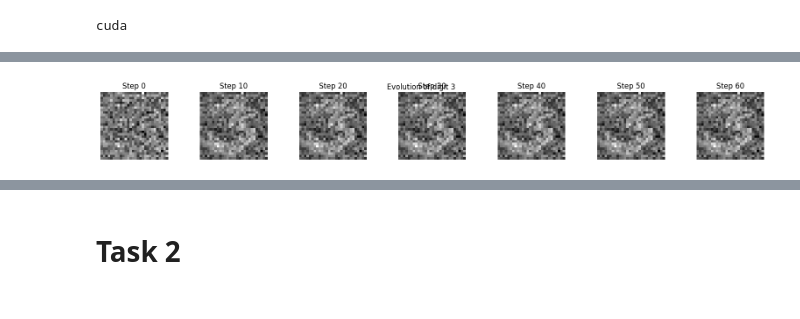
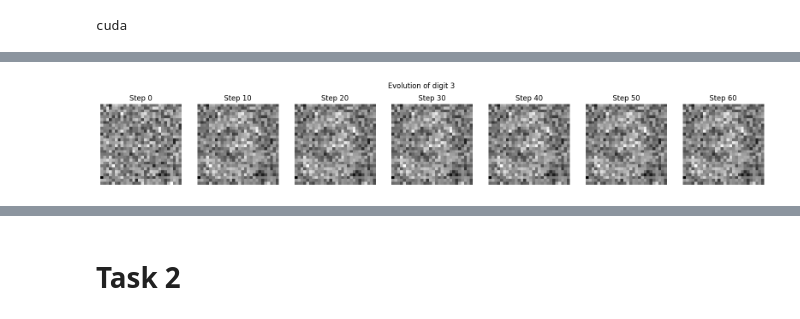
Before and after one commit to kaluznys/uczenie_maszynowe_UW, a Jupyter notebook: praca_9_um.ipynb, the cells around one changed output, grey strips where cells are left out. Saved outputs shown, nothing was run; the diff lists cells and outputs as text; code cells hidden in the pictures.

```diff
--- a/praca_9_um.ipynb
+++ b/praca_9_um.ipynb
@@ -246,17 +214,17 @@ Step 299 | Loss: 0.0001 | Mean confidence: 0.9999
 # %%
 digit_idx = 3  # index from 0 to 9
 
-fig, axes = plt.subplots(1, len(image_snapshots), figsize=(20, 2))
+fig, axes = plt.subplots(1, len(image_snapshots), figsize=(20, 3))
 for i, snapshot in enumerate(image_snapshots):
     img = snapshot[digit_idx].squeeze()
     img = (img - img.min()) / (img.max() - img.min())  # normalize
     axes[i].imshow(img, cmap='gray')
     axes[i].axis('off')
     axes[i].set_title(f"Step {i*10}")
 plt.suptitle(f"Evolution of digit {digit_idx}")
 plt.show()
 # %% [output]
-[figure, old version]
+[figure, new version]
 # %%
 def plot_results(images, confidence_history):
     images = images.cpu().numpy().squeeze()
```
Also changed, not shown: parts of 11 cells of this notebook.
